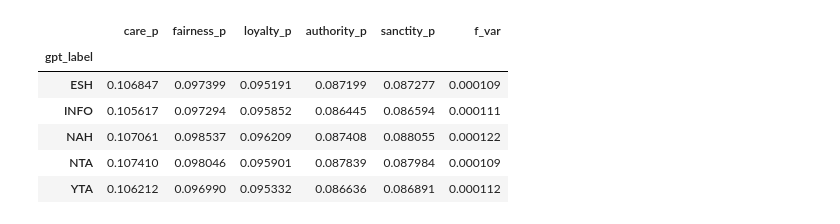
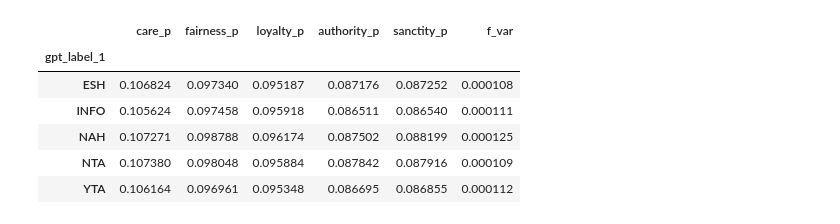
Before and after one commit to dlab-projects/normative_evaluation_llms_everyday_dilemmas, a Jupyter notebook: notebooks/analyze_mfd_responses.ipynb, the cells around one changed output. Cells and saved outputs as stored; diff of their text form; code cells hidden in the pictures.

```diff
--- a/notebooks/analyze_mfd_responses.ipynb
+++ b/notebooks/analyze_mfd_responses.ipynb
@@ -12,2 +16,21 @@ from scipy.stats import bootstrap
 # %%
-df = pd.read_csv(here('data/aita_w_gpt_w_mfd.csv'))
+df1 = pd.read_csv(here('data/aita_w_gpt_w_mfd.csv'))
+# %%
+df2 = pd.read_csv(here('data/aita_final_no_mfd.csv'))
+# %%
+df = df2.merge(df1[['submission_id',
+              'care_p',
+              'fairness_p',
+              'loyalty_p',
+              'authority_p',
+              'sanctity_p',
+              'care_sent',
+              'fairness_sent',
+              'loyalty_sent',
+              'authority_sent',
+              'sanctity_sent',
+              'moral_nonmoral_ratio',
+              'f_var',
+              'sent_var']],
+          on='submission_id',
+          how='left')
@@ -27,10 +42,10 @@ Index(['submission_id', 'title', 'selftext', 'created_utc', 'permalink',
 # %%
-df.groupby('gpt_label')[['care_p', 'fairness_p', 'loyalty_p', 'authority_p', 'sanctity_p', 'f_var']].mean()
+df.groupby('gpt_label_1')[['care_p', 'fairness_p', 'loyalty_p', 'authority_p', 'sanctity_p', 'f_var']].mean()
 # %% [output]
 |  | care_p | fairness_p | loyalty_p | authority_p | sanctity_p | f_var |
-| gpt_label |  |  |  |  |  |  |
-| ESH | 0.106847 | 0.097399 | 0.095191 | 0.087199 | 0.087277 | 0.000109 |
-| INFO | 0.105617 | 0.097294 | 0.095852 | 0.086445 | 0.086594 | 0.000111 |
-| NAH | 0.107061 | 0.098537 | 0.096209 | 0.087408 | 0.088055 | 0.000122 |
-| NTA | 0.107410 | 0.098046 | 0.095901 | 0.087839 | 0.087984 | 0.000109 |
-| YTA | 0.106212 | 0.096990 | 0.095332 | 0.086636 | 0.086891 | 0.000112 |
+| gpt_label_1 |  |  |  |  |  |  |
+| ESH | 0.106824 | 0.097340 | 0.095187 | 0.087176 | 0.087252 | 0.000108 |
+| INFO | 0.105624 | 0.097458 | 0.095918 | 0.086511 | 0.086540 | 0.000111 |
+| NAH | 0.107271 | 0.098788 | 0.096174 | 0.087502 | 0.088199 | 0.000125 |
+| NTA | 0.107380 | 0.098048 | 0.095884 | 0.087842 | 0.087916 | 0.000109 |
+| YTA | 0.106164 | 0.096961 | 0.095348 | 0.086695 | 0.086855 | 0.000112 |
```
Also changed, not shown: parts of 27 cells of this notebook, 5 other files.
